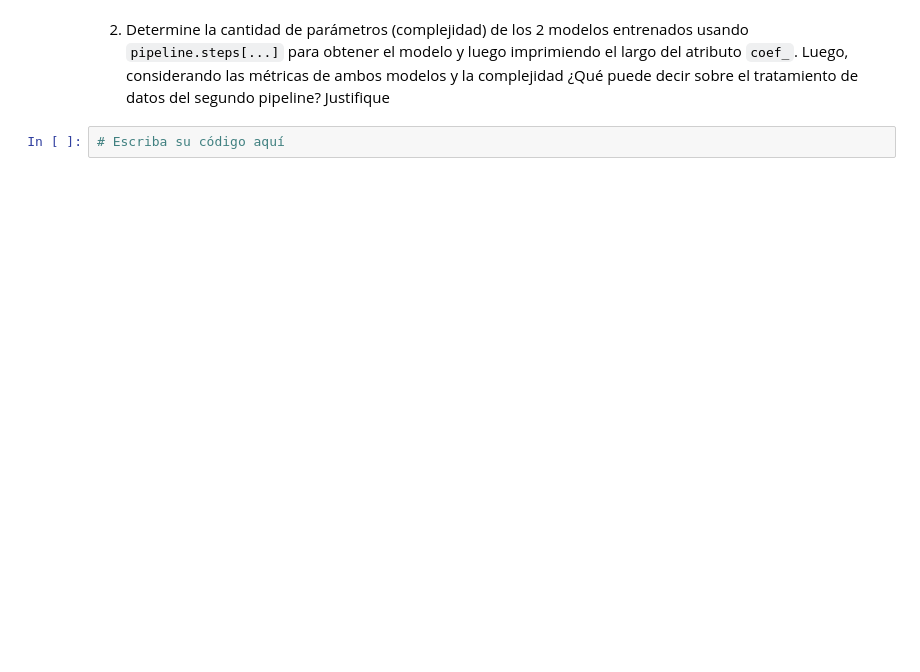
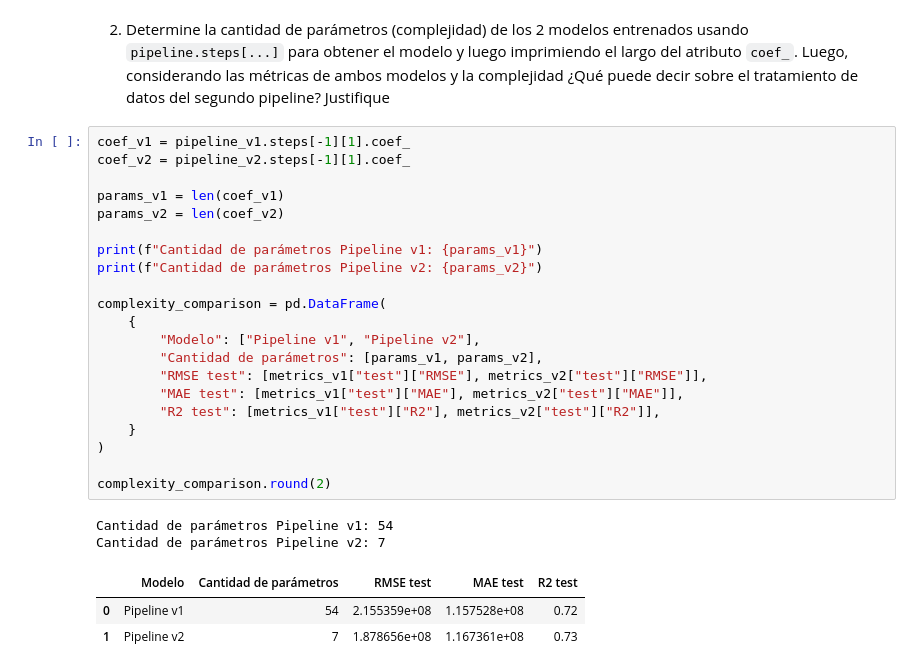
Before and after one commit to matisweet/MDS7202, a Jupyter notebook: labs/lab-6/Lab6_Enunciado.ipynb, the cells around one changed output. Drawn from its saved outputs; the diff is of its cells as text; blank space fills up the shorter version.

```diff
--- a/labs/lab-6/Lab6_Enunciado.ipynb
+++ b/labs/lab-6/Lab6_Enunciado.ipynb
@@ -484,6 +723,31 @@ Finalmente, habiendo construido 2 pipelines diferentes para abordar el mismo pro
 # %% [markdown]
 2. Determine la cantidad de parámetros (complejidad) de los 2 modelos entrenados usando `pipeline.steps[...]` para obtener el modelo y luego imprimiendo el largo del atributo `coef_`. Luego, considerando las métricas de ambos modelos y la complejidad ¿Qué puede decir sobre el tratamiento de datos del segundo pipeline? Justifique
 # %%
-# Escriba su código aquí
+coef_v1 = pipeline_v1.steps[-1][1].coef_
+coef_v2 = pipeline_v2.steps[-1][1].coef_
+
+params_v1 = len(coef_v1)
+params_v2 = len(coef_v2)
+
+print(f"Cantidad de parámetros Pipeline v1: {params_v1}")
+print(f"Cantidad de parámetros Pipeline v2: {params_v2}")
+
+complexity_comparison = pd.DataFrame(
+    {
+        "Modelo": ["Pipeline v1", "Pipeline v2"],
+        "Cantidad de parámetros": [params_v1, params_v2],
+        "RMSE test": [metrics_v1["test"]["RMSE"], metrics_v2["test"]["RMSE"]],
+        "MAE test": [metrics_v1["test"]["MAE"], metrics_v2["test"]["MAE"]],
+        "R2 test": [metrics_v1["test"]["R2"], metrics_v2["test"]["R2"]],
+    }
+)
+
+complexity_comparison.round(2)
+# %% [output]
+Cantidad de parámetros Pipeline v1: 54
+Cantidad de parámetros Pipeline v2: 7
+|  | Modelo | Cantidad de parámetros | RMSE test | MAE test | R2 test |
+| 0 | Pipeline v1 | 54 | 2.155359e+08 | 1.157528e+08 | 0.72 |
+| 1 | Pipeline v2 | 7 | 1.878656e+08 | 1.167361e+08 | 0.73 |
 # %% [markdown]
 `Escriba su respuesta acá:`
```
Also changed, not shown: parts of 12 cells of this notebook.
